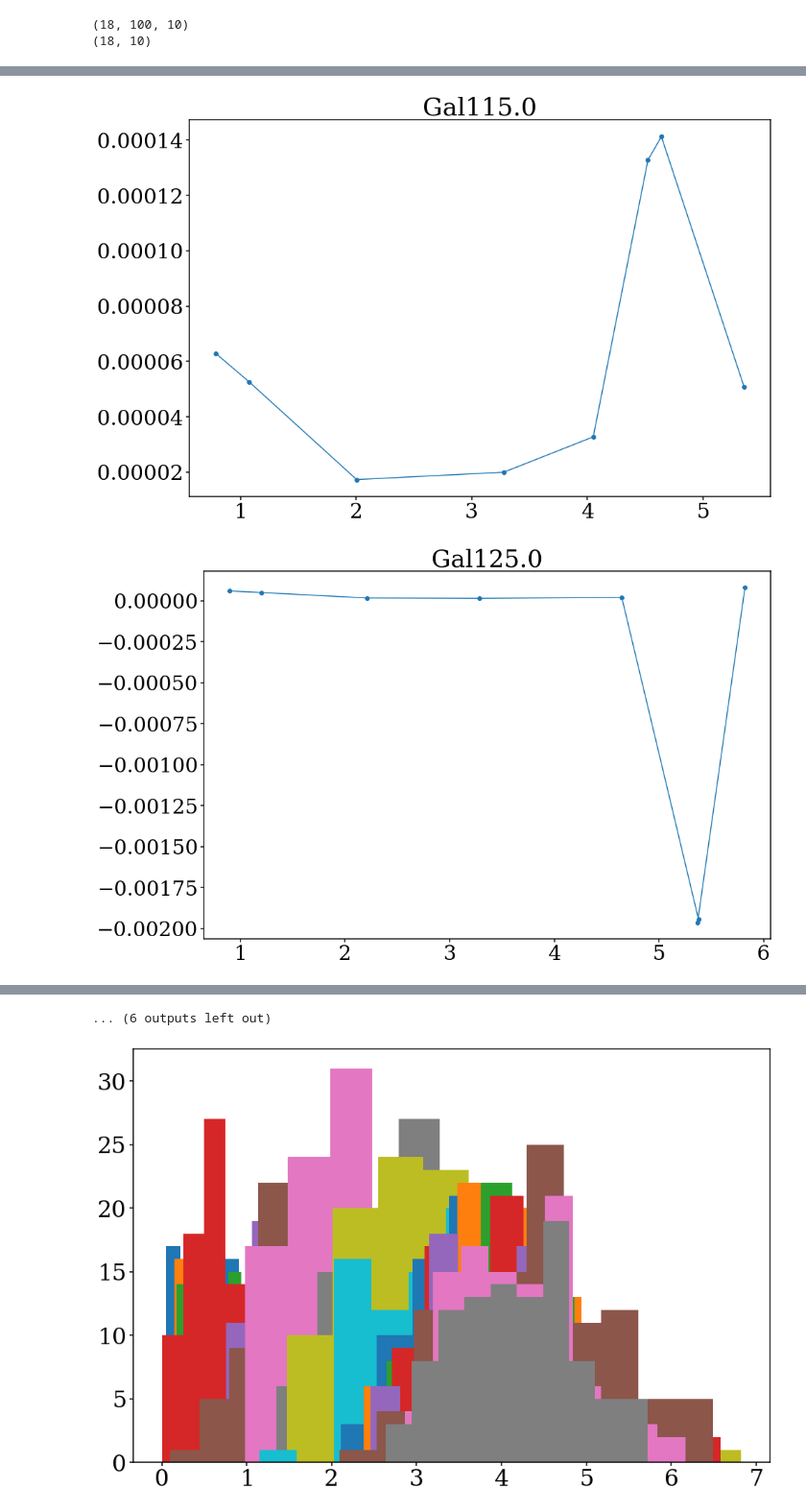
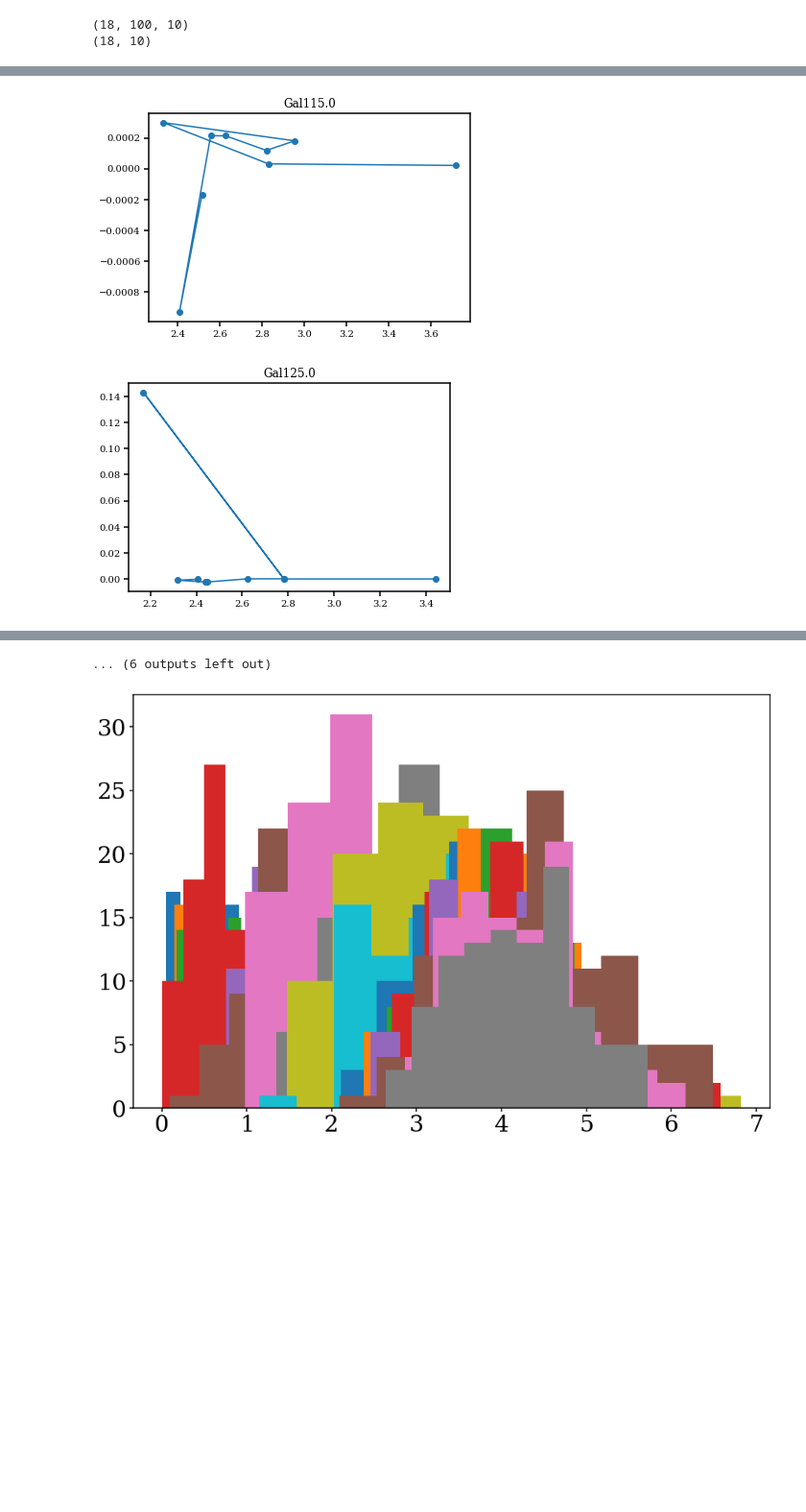
Before and after one commit to patriglesias/SBI_SFHs, a Jupyter notebook: observations_prior_mass/prepare_obs.ipynb, the cells around one changed output, grey strips where cells are left out. Shown at 96% size. Cells and saved outputs as stored; diff of their text form; code cells hidden in the pictures; blank space fills up the shorter version.

```diff
--- a/observations_prior_mass/prepare_obs.ipynb
+++ b/observations_prior_mass/prepare_obs.ipynb
@@ -322,7 +322,7 @@ loader = accelerator.prepare(generator)
 
 #load model
 n_latent=16
-model_file = "./saved_models/checkpoint.pt"
+model_file = "./saved_models/checkpoint_m14.pt"
 model, loss = load_model(model_file, device=accelerator.device,n_hidden=(16,32),n_out=10)
 model = accelerator.prepare(model)
 
@@ -352,6 +352,6 @@ print(np.shape(ss))
 (18, 16)
 # %%
-file="./saved_models/my_posterior.pkl"
+file="./saved_models/my_posterior_m14.pkl"
 
 file = open(file, 'rb')
 qphi = pickle.load(file)
@@ -454,14 +454,14 @@ print(np.shape(means))
 delta_t=0.01348046441147335
 ms_from_percentiles=[]
 for i in trange(18):
-    per=means[i,:9][mask]
-    ms=np.gradient(np.arange(0.1,1,0.1)[mask],per) #unit Msun/gyr
+    per=means[i,:9] #[mask]
+    ms=np.gradient(np.arange(0.1,1,0.1),per) #unit Msun/gyr
     ms_from_percentiles.append(ms*delta_t) #unit Msun
 ms_from_percentiles=np.array(ms_from_percentiles)
 # %%
 for i in range(18):
     ms=ms_from_percentiles[i]
-    per=means[i,:9][mask]
+    per=means[i,:9]#[mask]
     plt.plot(per,ms*delta_t,'o-',color='tab:blue')
     plt.title('Gal'+str(sigma_gal[i]))
     plt.show()
@@ -470,2 +470,2 @@ for i in range(18):
-[figure, old version]
+[figure, new version]
-[figure, old version]
+[figure, new version]
```
Also changed, not shown: parts of 3 cells of this notebook, 23 other files.
